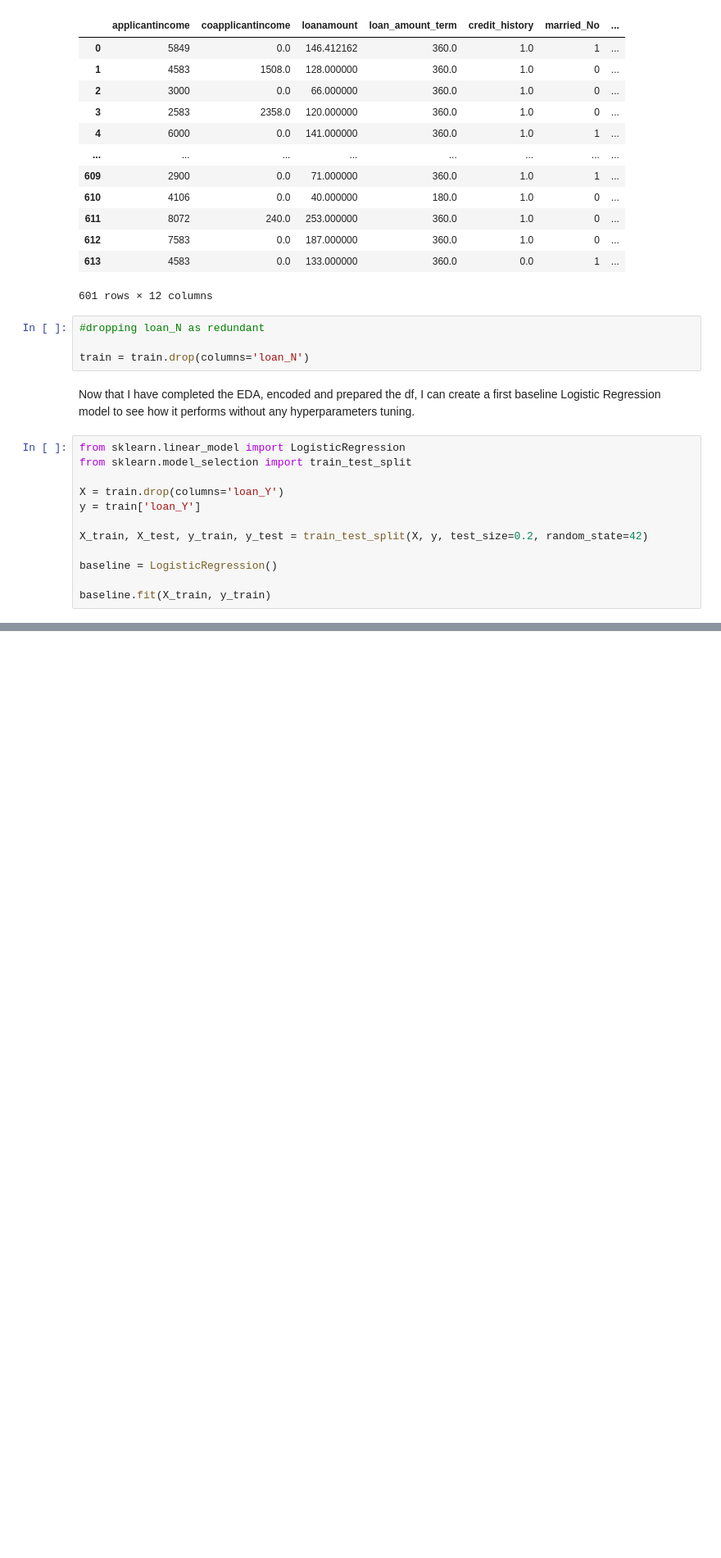
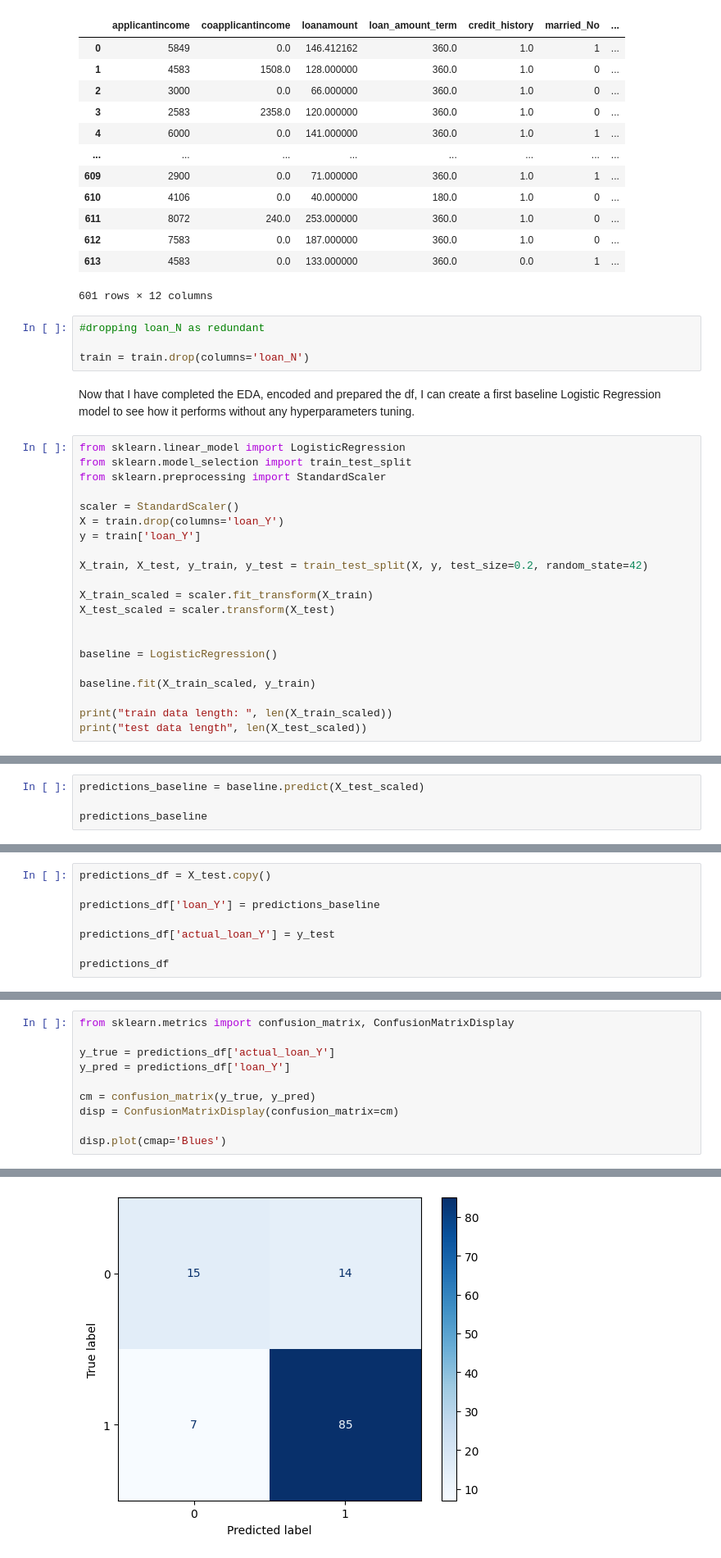
Before and after one commit to MC993/home_loan_approval, a Jupyter notebook: home_loan_notebook.ipynb, the cells around one changed output, grey strips where cells are left out. Shown: that part at 82% size. Drawn from its saved outputs; the diff is of its cells as text; blank space fills up the shorter version.

```diff
--- a/home_loan_notebook.ipynb
+++ b/home_loan_notebook.ipynb
@@ -471,13 +471,22 @@ Now that I have completed the EDA, encoded and prepared the df, I can create a f
 # %%
 from sklearn.linear_model import LogisticRegression
 from sklearn.model_selection import train_test_split
+from sklearn.preprocessing import StandardScaler
 
+scaler = StandardScaler()
 X = train.drop(columns='loan_Y')
 y = train['loan_Y']
 
 X_train, X_test, y_train, y_test = train_test_split(X, y, test_size=0.2, random_state=42)
 
+X_train_scaled = scaler.fit_transform(X_train)
+X_test_scaled = scaler.transform(X_test)
+
+
 baseline = LogisticRegression()
 
-baseline.fit(X_train, y_train)
+baseline.fit(X_train_scaled, y_train)
+
+print("train data length: ", len(X_train_scaled))
+print("test data length", len(X_test_scaled))
 # %% [output]
@@ -484,0 +495,4 @@ ModuleNotFoundError: No module named 'sklearn'
+# %%
+predictions_baseline = baseline.predict(X_test_scaled)
+
+predictions_baseline
@@ -484,0 +506,8 @@ ModuleNotFoundError: No module named 'sklearn'
+# %%
+predictions_df = X_test.copy()
+
+predictions_df['loan_Y'] = predictions_baseline
+
+predictions_df['actual_loan_Y'] = y_test
+
+predictions_df
@@ -484,0 +528,11 @@ ModuleNotFoundError: No module named 'sklearn'
+# %%
+from sklearn.metrics import confusion_matrix, ConfusionMatrixDisplay
+
+y_true = predictions_df['actual_loan_Y']
+y_pred = predictions_df['loan_Y']
+
+cm = confusion_matrix(y_true, y_pred)
+disp = ConfusionMatrixDisplay(confusion_matrix=cm)
+
+disp.plot(cmap='Blues')
+# %% [output]
@@ -484,0 +540 @@ ModuleNotFoundError: No module named 'sklearn'
+[figure, added]
```
Also changed, not shown: parts of 13 cells of this notebook.
